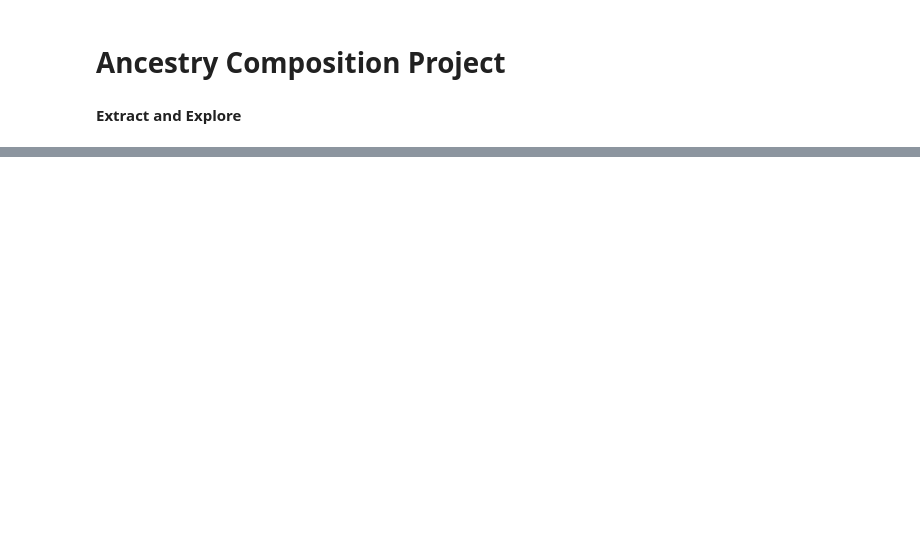
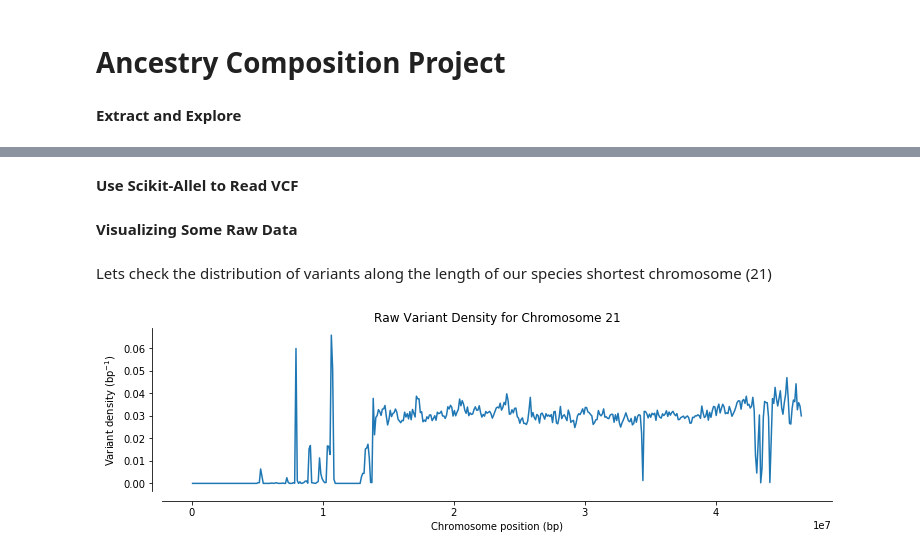
Before and after one commit to agaujean9/Genomics_Project, a Jupyter notebook: Genomics_Project_File .ipynb, the cells around one changed output, grey strips where cells are left out. Saved outputs shown, nothing was run; the diff lists cells and outputs as text; code cells hidden in the pictures; blank space fills up the shorter version.

Commit message:
Setup Webscraping file and explored more with allel

```diff
--- a/Genomics_Project_File .ipynb
+++ b/Genomics_Project_File .ipynb
@@ -159,0 +43,6 @@ def read_vcf(path):
+# %%
+#create dataframe with VCF data
+df = allel.vcf_to_dataframe('ALL.chr21.shapeit2_integrated_snvindels_v2a_27022019.GRCh38.phased.vcf', tabix = '/Users/AlexGaujean/Downloads/Genomics_Project/ALL.chr21.shapeit2_integrated_snvindels_v2a_27022019.GRCh38.phased.vcf.gz.tbi',  fields='*', alt_number=1)
+# %%
+#drop the dataframe column for quality because these variant call files have already been filtered
+df = df.drop(['QUAL'], axis = 1)
@@ -159,0 +63,2 @@ def read_vcf(path):
+# %% [markdown]
+__Use Scikit-Allel to Read VCF__
@@ -159,0 +100,30 @@ def read_vcf(path):
+# %% [markdown]
+__Visualizing Some Raw Data__
+# %% [markdown]
+Lets check the distribution of variants along the length of our species shortest chromosome (21)
+# %%
+#create function to examine raw variant density at different bp locations in our chromosome
+def plot_windowed_variant_density(pos, window_size, title=None):
+
+    # setup windows
+    bins = np.arange(0, pos.max(), window_size)
+
+    # use window midpoints as x coordinate
+    x = (bins[1:] + bins[:-1])/2
+
+    # compute variant density in each window
+    h, _ = np.histogram(pos, bins=bins)
+    y = h / window_size
+
+    # plot
+    fig, ax = plt.subplots(figsize=(12, 3))
+    sns.despine(ax=ax, offset=10)
+    ax.plot(x, y)
+    ax.set_xlabel('Chromosome position (bp)')
+    ax.set_ylabel('Variant density (bp$^{-1}$)')
+    if title:
+        ax.set_title(title)
+# %%
+plot_windowed_variant_density(df.POS, window_size = 100000, title = 'Raw Variant Density for Chromosome 21')
+# %% [output]
+[figure, added]
```
Also changed, not shown: parts of 22 cells of this notebook, 1 other file.
